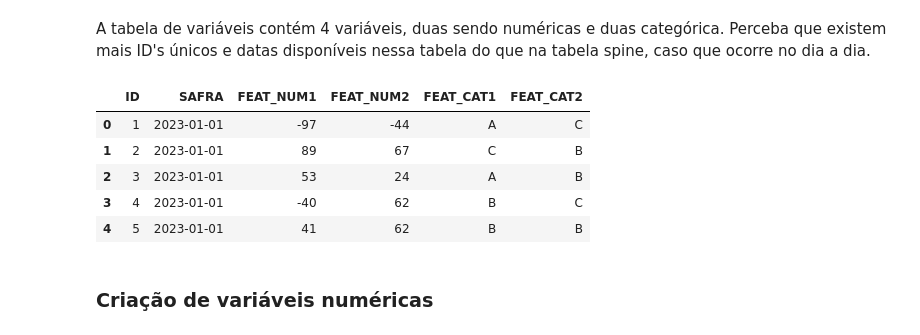
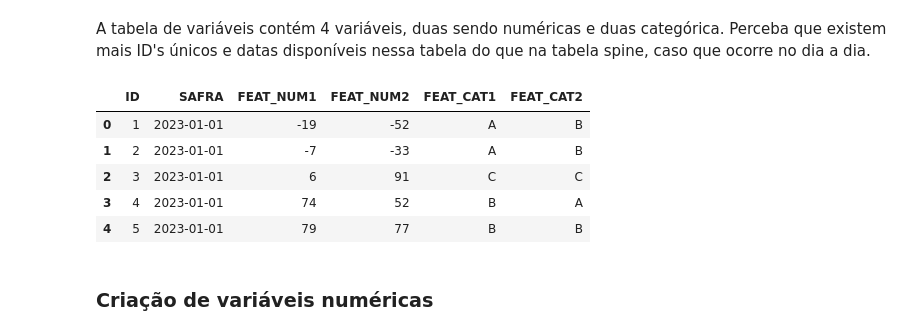
Before and after one commit to ravennaro/featsql, a Jupyter notebook: nbs/index.ipynb, the cells around one changed output. Saved outputs shown, nothing was run; the diff lists cells and outputs as text; code cells hidden in the pictures.

```diff
--- a/nbs/index.ipynb
+++ b/nbs/index.ipynb
@@ -29,9 +59,9 @@ pip install featsql
 # %%
 #|eval: false
 
-url_db = "sqlite:///../../data/mydatabase.db"
-
-engine = create_engine(url_db)
+url_db = "mydatabase.db"
+conn = sqlite3.connect(url_db)
+cursor = conn.cursor()
 # %% [markdown]
 ### Visão inicial do público
 # %% [markdown]
@@ -56,15 +86,15 @@ A tabela de variáveis contém 4 variáveis, duas sendo numéricas e duas categ
 # %%
 #|eval: false
 
-df_data = pd.read_sql("SELECT * FROM tb_feat", engine)
+df_data = pd.read_sql("SELECT * FROM tb_feat", conn)
 df_data.head()
 # %% [output]
 |  | ID | SAFRA | FEAT_NUM1 | FEAT_NUM2 | FEAT_CAT1 | FEAT_CAT2 |
-| 0 | 1 | 2023-01-01 | -97 | -44 | A | C |
-| 1 | 2 | 2023-01-01 | 89 | 67 | C | B |
-| 2 | 3 | 2023-01-01 | 53 | 24 | A | B |
-| 3 | 4 | 2023-01-01 | -40 | 62 | B | C |
-| 4 | 5 | 2023-01-01 | 41 | 62 | B | B |
+| 0 | 1 | 2023-01-01 | -19 | -52 | A | B |
+| 1 | 2 | 2023-01-01 | -7 | -33 | A | B |
+| 2 | 3 | 2023-01-01 | 6 | 91 | C | C |
+| 3 | 4 | 2023-01-01 | 74 | 52 | B | A |
+| 4 | 5 | 2023-01-01 | 79 | 77 | B | B |
 # %% [markdown]
 ### Criação de variáveis numéricas
 # %% [markdown]
```
Also changed, not shown: parts of 78 cells of this notebook, 8 other files.
